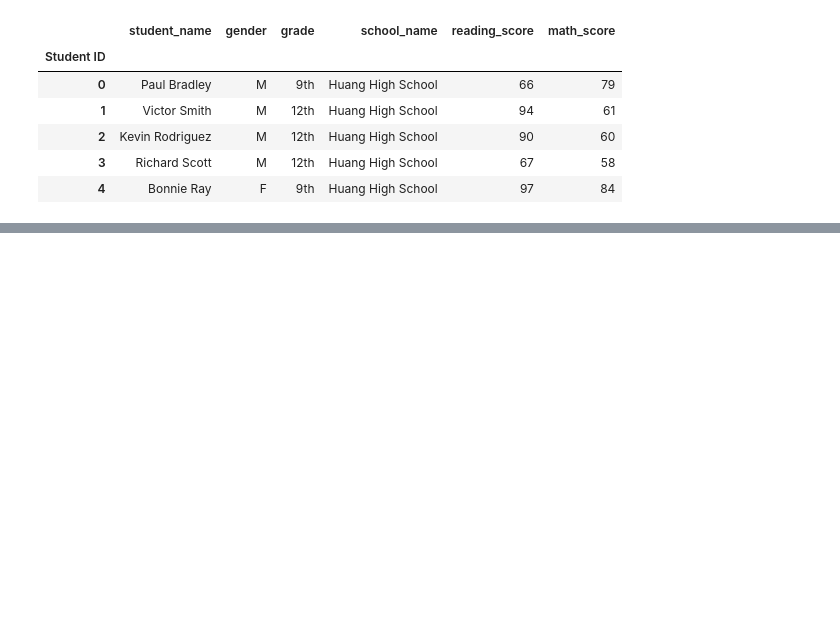
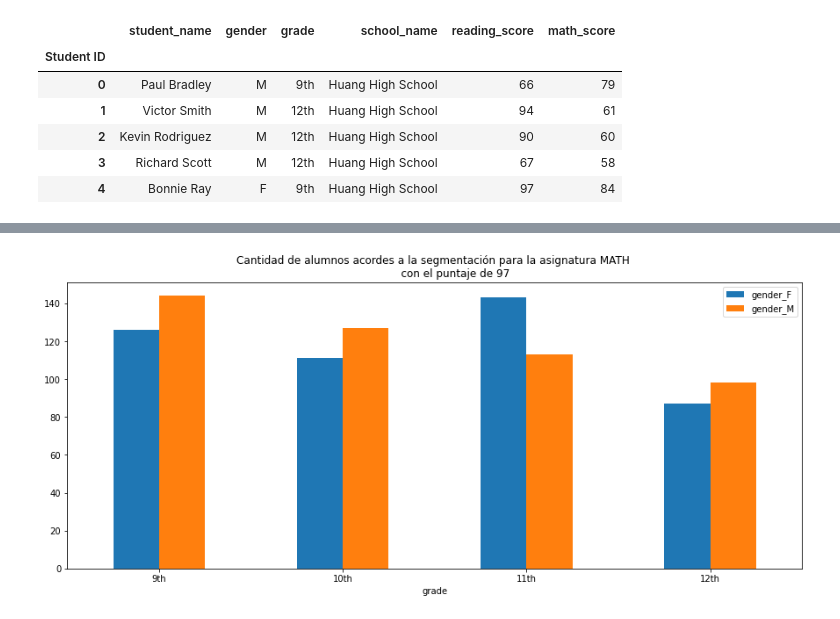
Before and after one commit to Brunoware/Actividades_Python_Fundamentals, a Jupyter notebook: Actividades/Actividad_18_Python_Fundamentals.ipynb, the cells around one changed output, grey strips where cells are left out. Saved outputs shown, nothing was run; the diff lists cells and outputs as text; code cells hidden in the pictures; blank space fills up the shorter version.

```diff
--- a/Actividades/Actividad_18_Python_Fundamentals.ipynb
+++ b/Actividades/Actividad_18_Python_Fundamentals.ipynb
@@ -44,0 +90,4 @@ plt.show()
+# %%
+plot_segementacion_grado(data_students,asignatura='math_score',puntaje=97)
+# %% [output]
+[figure, added]
```
Also changed, not shown: parts of 16 cells of this notebook, 4 other files.
